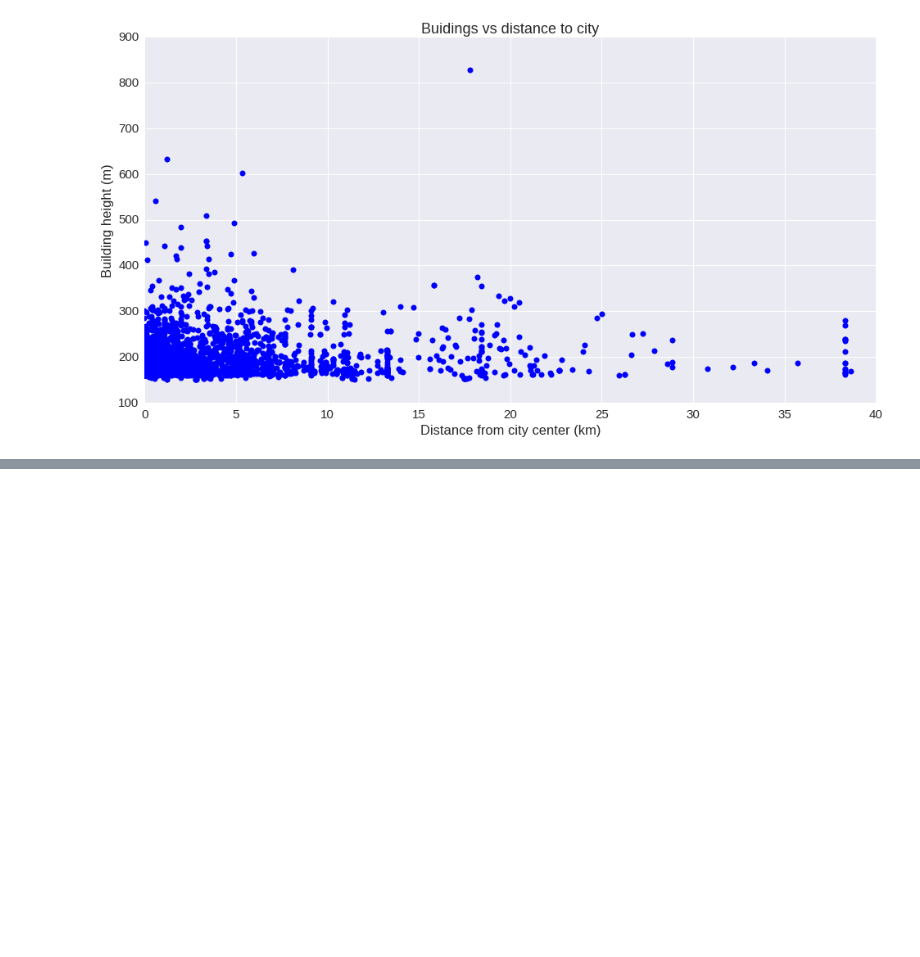
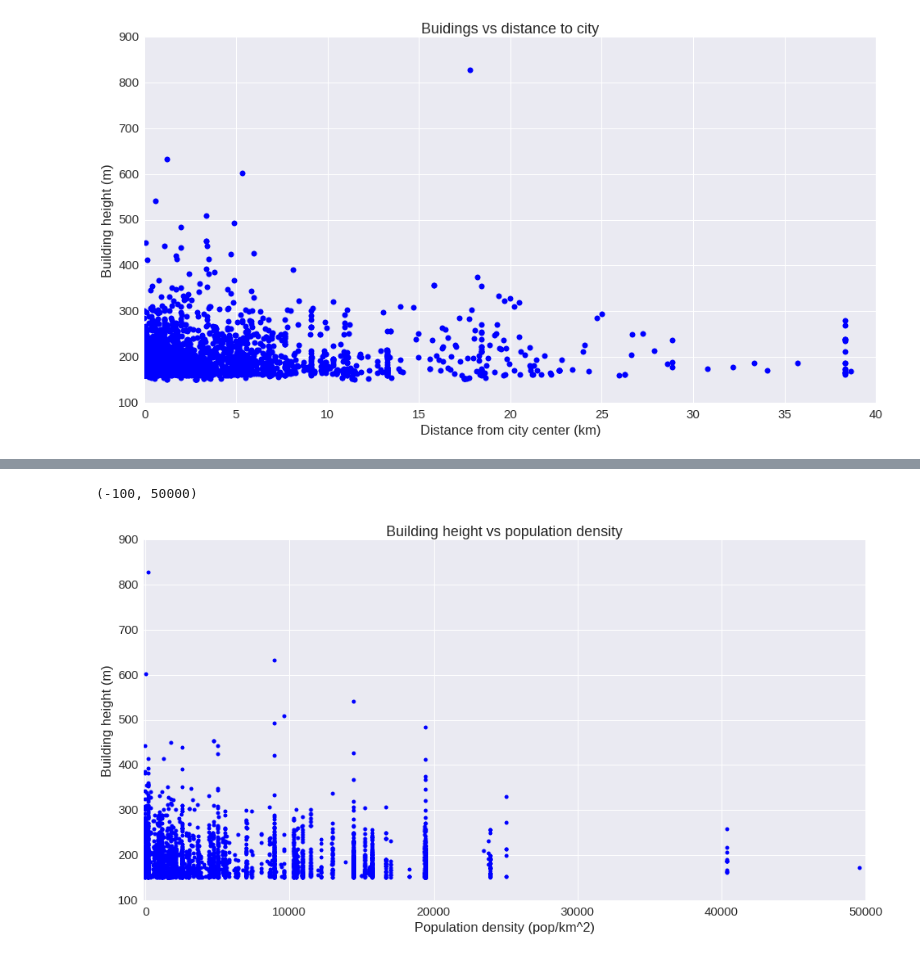
Before and after one commit to afcarl/UrbanSystems, a Jupyter notebook: TallestBuildings/DataClean_Buildings.ipynb, the cells around one changed output, grey strips where cells are left out. Drawn from its saved outputs; the diff is of its cells as text; code cells hidden in the pictures; blank space fills up the shorter version.

```diff
--- a/TallestBuildings/DataClean_Buildings.ipynb
+++ b/TallestBuildings/DataClean_Buildings.ipynb
@@ -249,7 +308,7 @@ Name: Rank, dtype: float64
 # %%
 # select out subset of maybe useful columns and drop records that have missing data
 df_v1 = df_full.loc[:,('Rank', 'Building', 'name', 'Height_m', 'Floors', 'city_lat', 'city_lon', 'lat', 'lon',
-                      'population', 'dem', 'dist_to_city')].dropna()
+                      'population', 'dem', 'dist_to_city', 'popdens')].dropna()
 df_v1.info()
 # %% [output]
 <class 'pandas.core.frame.DataFrame'>
@@ -502,3 +562,16 @@ df_grad[(df_grad.dist_to_city>35) & (df_grad.dist_to_city<40)]
 | 1202 | 2330 | Baynunah Hilton Tower Hotel | Abu Dhabi | 164.9 | 42 | 24.46667 | 54.36667 | 24.299174 | 54.697277 | 603492 | ... |
 | 1203 | 2346 | C apital Gate Tower | Abu Dhabi | 164.6 | 36 | 24.46667 | 54.36667 | 24.299174 | 54.697277 | 603492 | ... |
 | 1204 | 2611 | Etisalat Headquarters | Abu Dhabi | 160.0 | 27 | 24.46667 | 54.36667 | 24.299174 | 54.697277 | 603492 | ... |
+# %%
+## population density vs building heights
+plt.rcParams.update({'font.size': 14})
+f, ax = plt.subplots(figsize=(16,8))
+
+ax.plot(df_v1.popdens, df_v1.Height_m, 'ob', markersize=5)
+ax.set_title('Building height vs population density')
+ax.set_ylabel('Building height (m)')
+ax.set_xlabel('Population density (pop/km^2)')
+ax.set_xlim(-100,50000)
+# %% [output]
+(-100, 50000)
+[figure, added]
```
Also changed, not shown: parts of 10 cells of this notebook.
